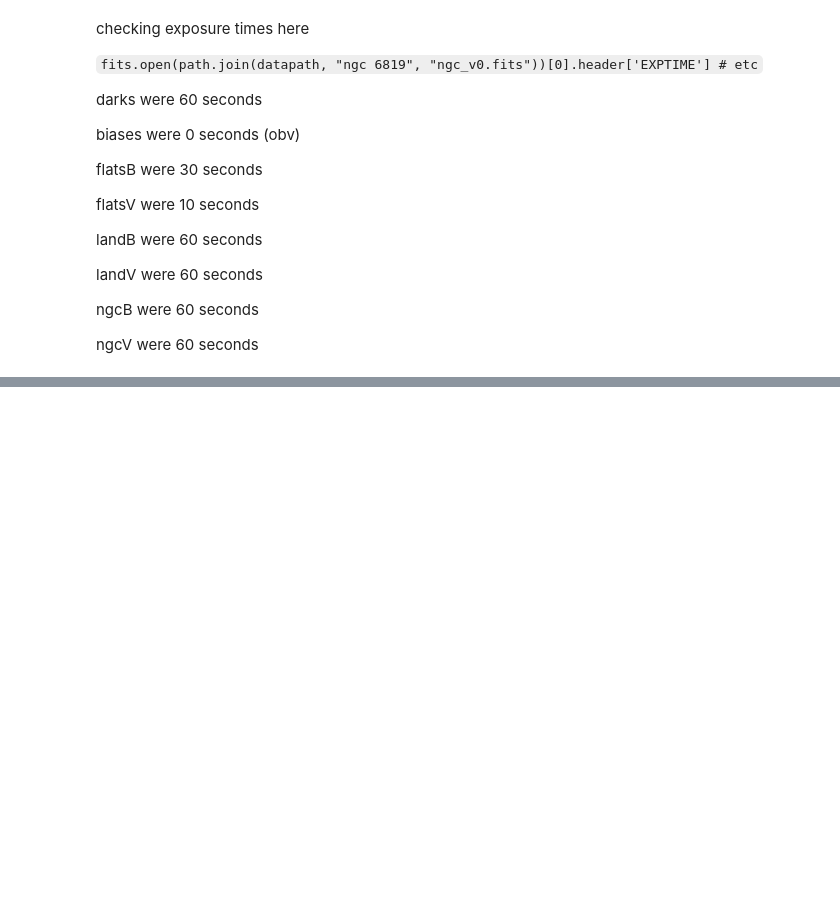
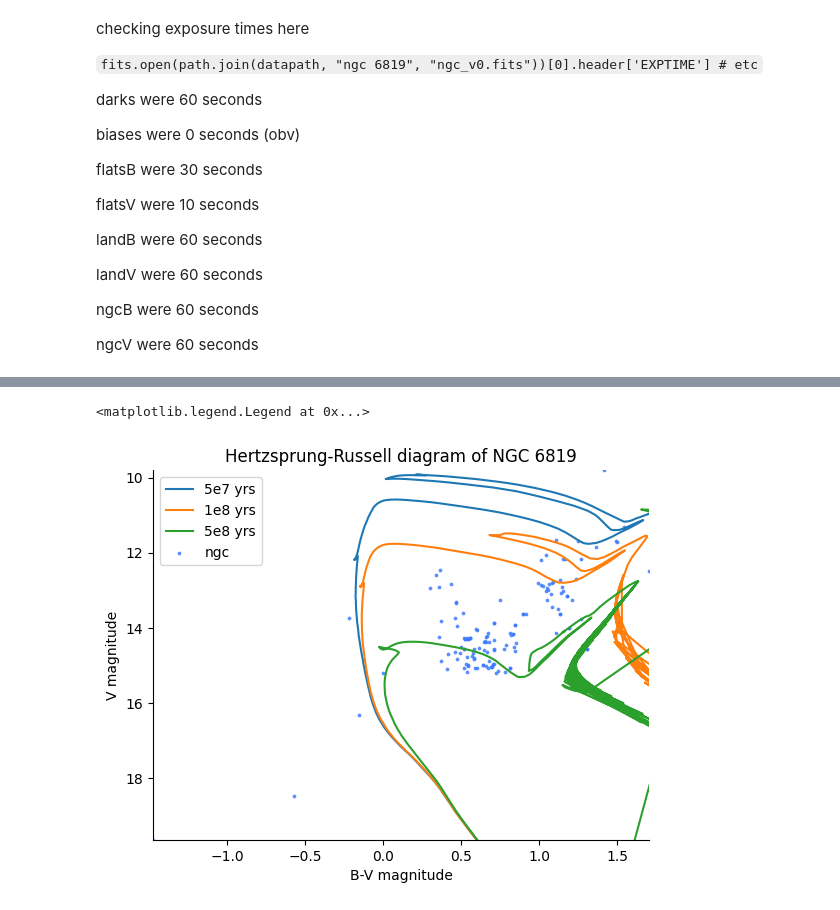
Before and after one commit to askemer/ASTR257_2024, a Jupyter notebook: student_work/adityars/hr/hr.ipynb, the cells around one changed output, grey strips where cells are left out. Drawn from its saved outputs; the diff is of its cells as text; code cells hidden in the pictures; blank space fills up the shorter version.

```diff
--- a/student_work/adityars/hr/hr.ipynb
+++ b/student_work/adityars/hr/hr.ipynb
@@ -186,0 +120,21 @@ Text(0.5, 1.0, 'Hertzsprung-Russell diagram of NGC 6819')
+# %%
+ages = [str(i) + "e" + str(j) for (j, i) in product([7, 8, 9, 10], [1, 5])][1:-4]
+offset = 15
+for age in ages:
+    isochrone = pd.read_csv(path.join(datapath, f"isochrones_{age}.dat"), comment='#', delimiter='\s+', header=0)
+    iso_v = isochrone["Vmag"] + offset
+    iso_bmv = isochrone["Bmag"] - isochrone["Vmag"]
+    plt.plot(iso_bmv, iso_v, label=f"{age} yrs")
+plt.scatter(mag_B - mag_V, mag_V, s=3, c='xkcd:lightish blue', alpha=0.75, label="ngc")
+plt.xlabel("B-V magnitude")
+plt.ylabel("V magnitude")
+plt.xlim(np.nanmin(mag_B - mag_V), np.nanmax(mag_B - mag_V))
+plt.ylim(np.nanmin(mag_V), np.nanmax(mag_V))
+plt.gca().invert_yaxis()
+plt.gca().spines['top'].set_visible(False)
+plt.gca().spines['right'].set_visible(False)
+plt.title("Hertzsprung-Russell diagram of NGC 6819")
+plt.legend()
+# %% [output]
+<matplotlib.legend.Legend at 0x...>
+[figure, added]
```
Also changed, not shown: parts of 16 cells of this notebook, 3 other files.
